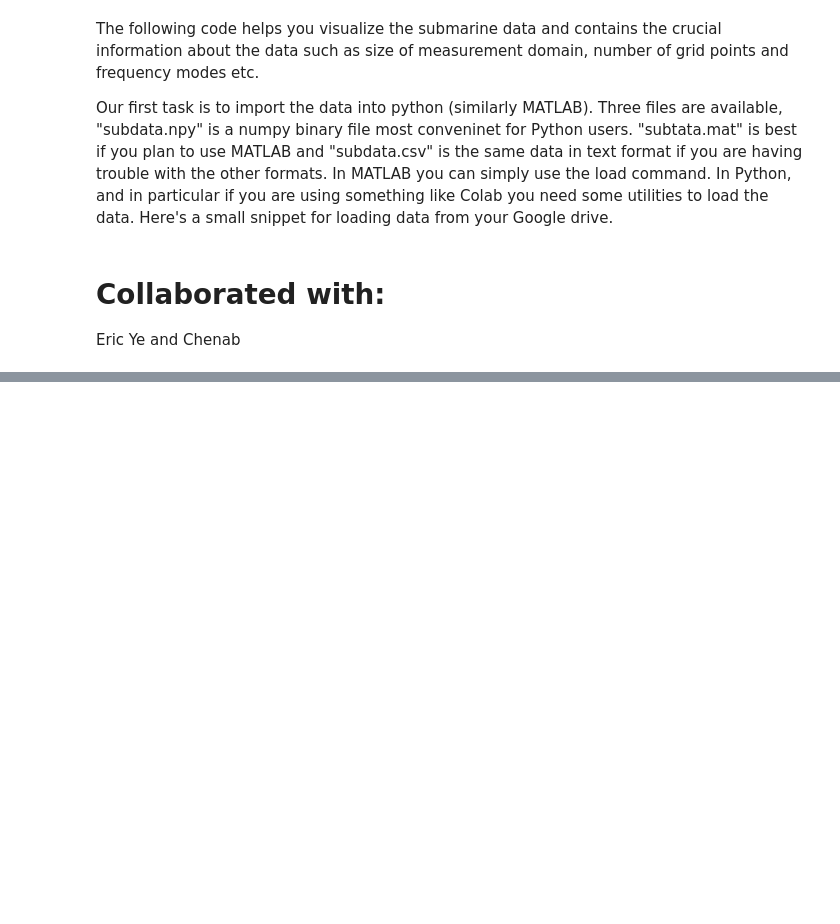
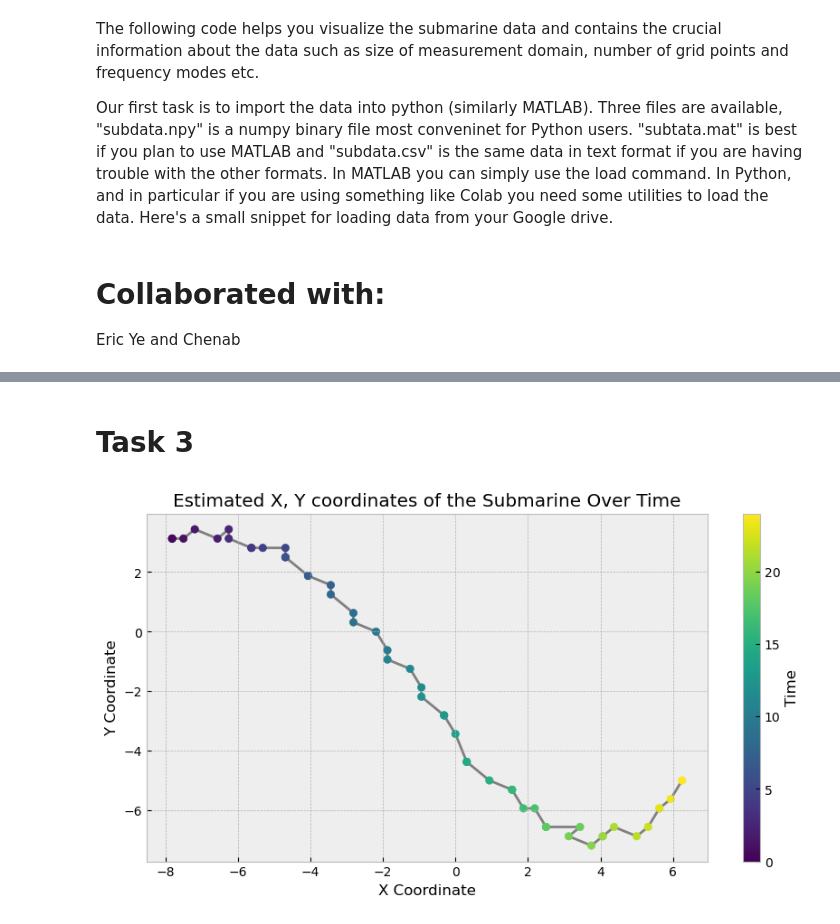
Before and after one commit to Rohan-Pandey1729/AMATH482, a Jupyter notebook: Report 1/HW1.ipynb, the cells around one changed output, grey strips where cells are left out. Cells and saved outputs as stored; diff of their text form; code cells hidden in the pictures; blank space fills up the shorter version.

```diff
--- a/Report 1/HW1.ipynb
+++ b/Report 1/HW1.ipynb
@@ -56,0 +153,29 @@ from IPython.display import clear_output
+# %% [markdown]
+# Task 3
+# %%
+plt.style.use("bmh")
+
+x = []
+y = []
+
+for i in range(t_step):
+    x.append(prediction[i, 0])
+    y.append(prediction[i, 1])
+
+figure = plt.figure(figsize=(10, 5))
+ax = figure.add_subplot(111)
+
+ax.plot(x, y, marker='', linestyle='-', color='grey', zorder=-1, linewidth=2)
+cbar = plt.colorbar(ax.scatter(x, y, marker='o', c=np.arange(0,24.5,0.5), cmap="viridis"))
+
+cbar.set_label('Time')
+
+plt.xlabel('X Coordinate')
+plt.ylabel('Y Coordinate')
+plt.title('Estimated X, Y coordinates of the Submarine Over Time')
+
+plt.show()
+
+figure.savefig('trajectory.png')
+# %% [output]
+[figure, added]
```
Also changed, not shown: parts of 11 cells of this notebook, 12 other files.
